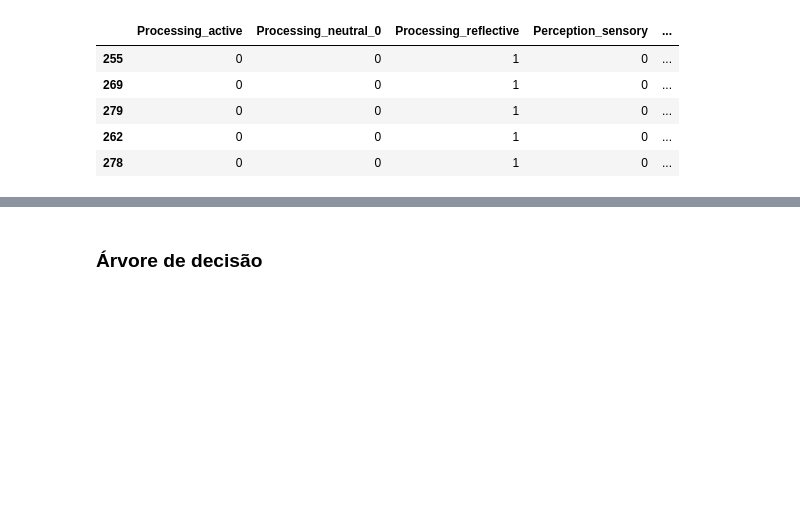
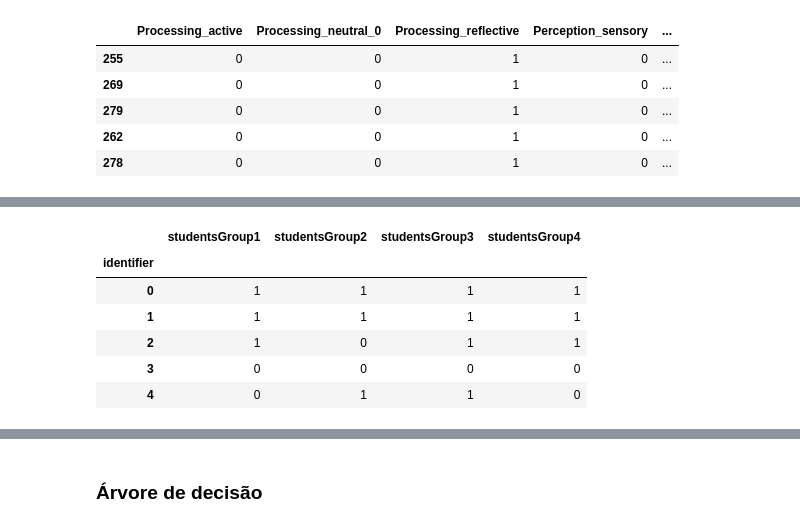
Before and after one commit to BravoNatalie/TCC-repo, a Jupyter notebook: analysis.ipynb, the cells around one changed output, grey strips where cells are left out. Cells and saved outputs as stored; diff of their text form; code cells hidden in the pictures; blank space fills up the shorter version.

```diff
--- a/analysis.ipynb
+++ b/analysis.ipynb
@@ -583,0 +640,19 @@ lomDf.head()
+# %%
+studentsGroup1 = studentsSelectedMaterial.iloc[:, [0, 1, 2, 3, 4, 5]].max(axis=1) # index das colunas (o valor aqui é -1 o valor real)
+studentsGroup2 = studentsSelectedMaterial.iloc[:, [7, 8, 9, 10, 11]].max(axis=1)
+studentsGroup3 = studentsSelectedMaterial.iloc[:, [12, 13, 14, 15, 16, 17]].max(axis=1)
+studentsGroup4 = studentsSelectedMaterial.iloc[:, [18, 19, 20, 21, 22, 23]].max(axis=1)
+
+
+studentsSelectedMaterial = pd.concat([studentsGroup1, studentsGroup2, studentsGroup3, studentsGroup4], axis=1)
+studentsSelectedMaterial.columns = ['studentsGroup1', 'studentsGroup2', 'studentsGroup3', 'studentsGroup4']
+studentsSelectedMaterial.index.name ='identifier'
+studentsSelectedMaterial.head()
+# %% [output]
+|  | studentsGroup1 | studentsGroup2 | studentsGroup3 | studentsGroup4 |
+| identifier |  |  |  |  |
+| 0 | 1 | 1 | 1 | 1 |
+| 1 | 1 | 1 | 1 | 1 |
+| 2 | 1 | 0 | 1 | 1 |
+| 3 | 0 | 0 | 0 | 0 |
+| 4 | 0 | 1 | 1 | 0 |
```
Also changed, not shown: parts of 34 cells of this notebook, 24 other files.
